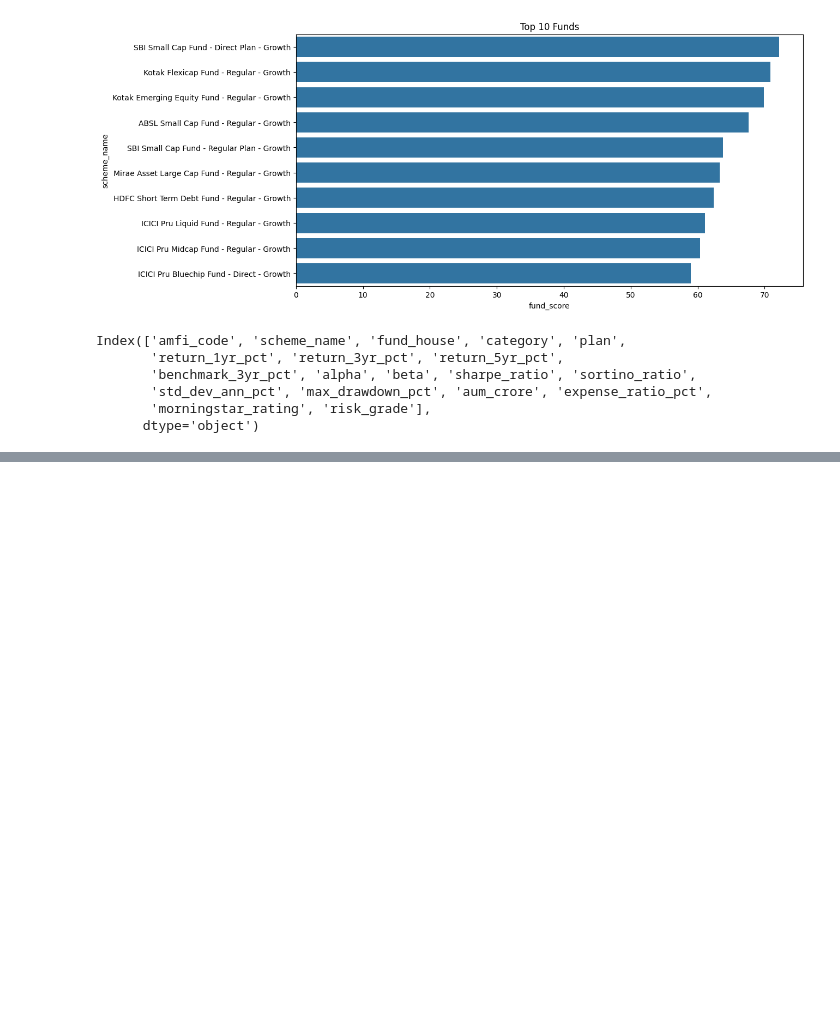
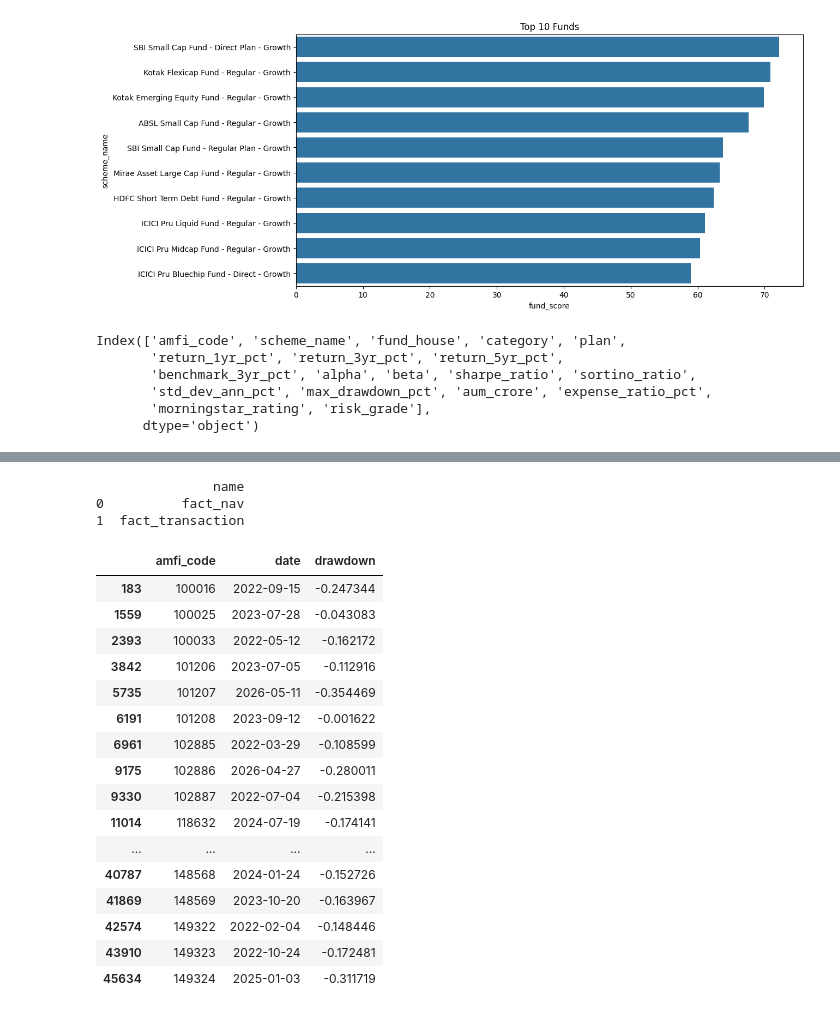
Before and after one commit to rokkalabhavyasri-123/bluestock_mf_capstone, a Jupyter notebook: notebooks/Performance_Analytics.ipynb, the cells around one changed output, grey strips where cells are left out. Cells and saved outputs as stored; diff of their text form; code cells hidden in the pictures; blank space fills up the shorter version.

```diff
--- a/notebooks/Performance_Analytics.ipynb
+++ b/notebooks/Performance_Analytics.ipynb
@@ -263,0 +280,14 @@ Index(['amfi_code', 'scheme_name', 'fund_house', 'category', 'plan',
+# %%
+nav_df['running_max'] = nav_df.groupby('amfi_code')['nav'].cummax()
+
+nav_df['drawdown'] = (
+    nav_df['nav'] / nav_df['running_max']
+) - 1
+
+worst_dd = nav_df.loc[
+    nav_df.groupby('amfi_code')['drawdown'].idxmin()
+]
+
+worst_dd[
+    ['amfi_code', 'date', 'drawdown']
+].head()
@@ -263,0 +301,46 @@ Index(['amfi_code', 'scheme_name', 'fund_house', 'category', 'plan',
+# %%
+import sqlite3
+import pandas as pd
+
+conn = sqlite3.connect("bluestock_mf.db")
+
+tables = pd.read_sql(
+    "SELECT name FROM sqlite_master WHERE type='table'",
+    conn
+)
+
+print(tables)
+# %% [output]
+               name
+0          fact_nav
+1  fact_transaction
+# %%
+nav_df['running_max'] = nav_df.groupby('amfi_code')['nav'].cummax()
+
+nav_df['drawdown'] = (
+    nav_df['nav'] / nav_df['running_max']
+) - 1
+
+worst_dd = nav_df.loc[
+    nav_df.groupby('amfi_code')['drawdown'].idxmin()
+]
+
+worst_dd[['amfi_code','date','drawdown']]
+# %% [output]
+|  | amfi_code | date | drawdown |
+| 183 | 100016 | 2022-09-15 | -0.247344 |
+| 1559 | 100025 | 2023-07-28 | -0.043083 |
+| 2393 | 100033 | 2022-05-12 | -0.162172 |
+| 3842 | 101206 | 2023-07-05 | -0.112916 |
+| 5735 | 101207 | 2026-05-11 | -0.354469 |
+| 6191 | 101208 | 2023-09-12 | -0.001622 |
+| 6961 | 102885 | 2022-03-29 | -0.108599 |
+| 9175 | 102886 | 2026-04-27 | -0.280011 |
+| 9330 | 102887 | 2022-07-04 | -0.215398 |
+| 11014 | 118632 | 2024-07-19 | -0.174141 |
+| ... | ... | ... | ... |
+| 40787 | 148568 | 2024-01-24 | -0.152726 |
+| 41869 | 148569 | 2023-10-20 | -0.163967 |
+| 42574 | 149322 | 2022-02-04 | -0.148446 |
+| 43910 | 149323 | 2022-10-24 | -0.172481 |
+| 45634 | 149324 | 2025-01-03 | -0.311719 |
```
Also changed, not shown: parts of 4 cells of this notebook.
